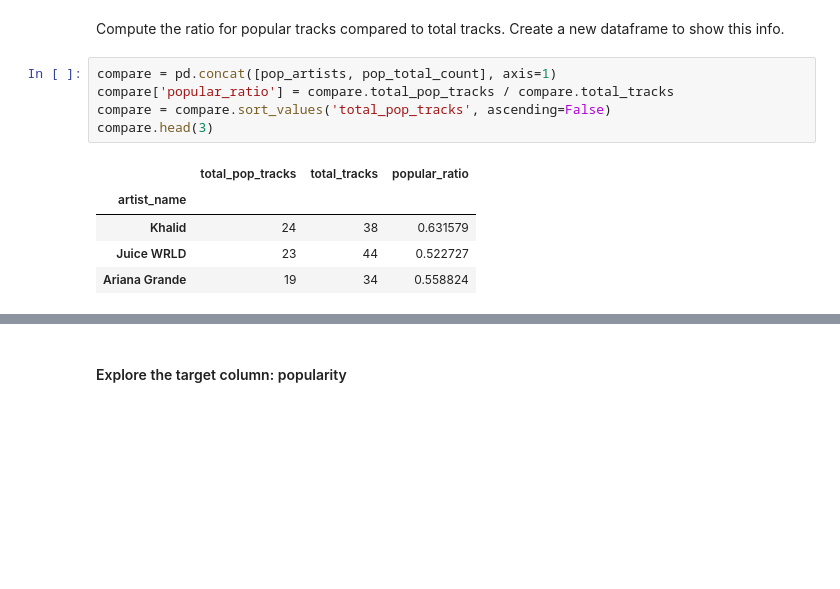
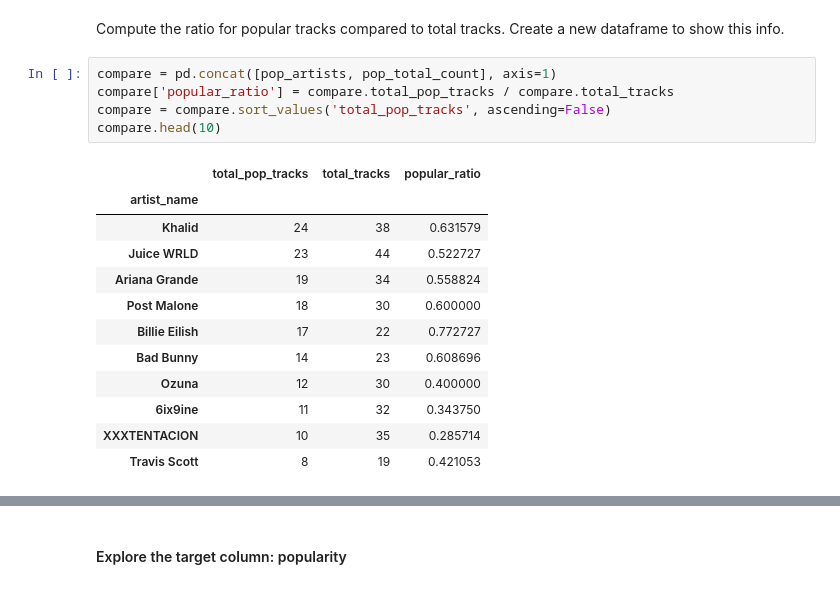
Before and after one commit to twillstw/Springboard-Projects, a Jupyter notebook: Scratchpad.ipynb, the cells around one changed output, grey strips where cells are left out. Saved outputs shown, nothing was run; the diff lists cells and outputs as text; blank space fills up the shorter version.

```diff
--- a/Scratchpad.ipynb
+++ b/Scratchpad.ipynb
@@ -204,11 +190,18 @@ Compute the ratio for popular tracks compared to total tracks. Create a new data
 # %%
 compare = pd.concat([pop_artists, pop_total_count], axis=1)
 compare['popular_ratio'] = compare.total_pop_tracks / compare.total_tracks
 compare = compare.sort_values('total_pop_tracks', ascending=False)
-compare.head(3)
+compare.head(10)
 # %% [output]
 |  | total_pop_tracks | total_tracks | popular_ratio |
 | artist_name |  |  |  |
 | Khalid | 24 | 38 | 0.631579 |
 | Juice WRLD | 23 | 44 | 0.522727 |
 | Ariana Grande | 19 | 34 | 0.558824 |
+| Post Malone | 18 | 30 | 0.600000 |
+| Billie Eilish | 17 | 22 | 0.772727 |
+| Bad Bunny | 14 | 23 | 0.608696 |
+| Ozuna | 12 | 30 | 0.400000 |
+| 6ix9ine | 11 | 32 | 0.343750 |
+| XXXTENTACION | 10 | 35 | 0.285714 |
+| Travis Scott | 8 | 19 | 0.421053 |
```
Also changed, not shown: parts of 81 cells of this notebook.
